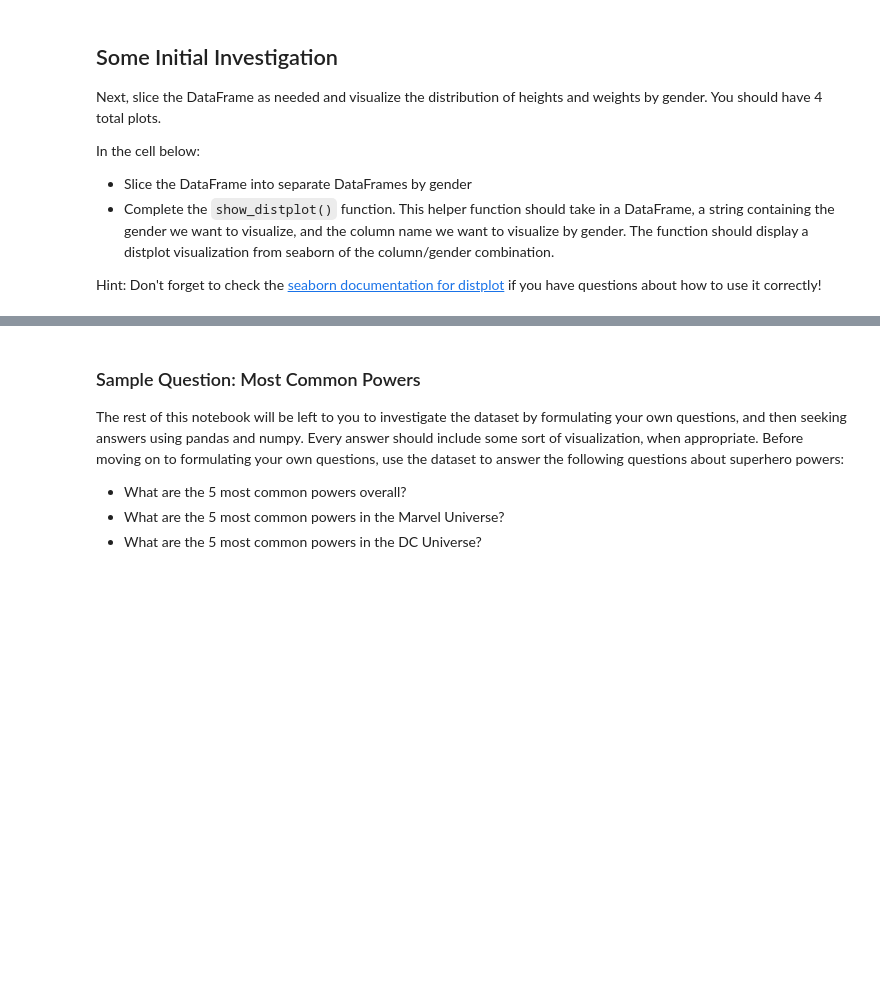
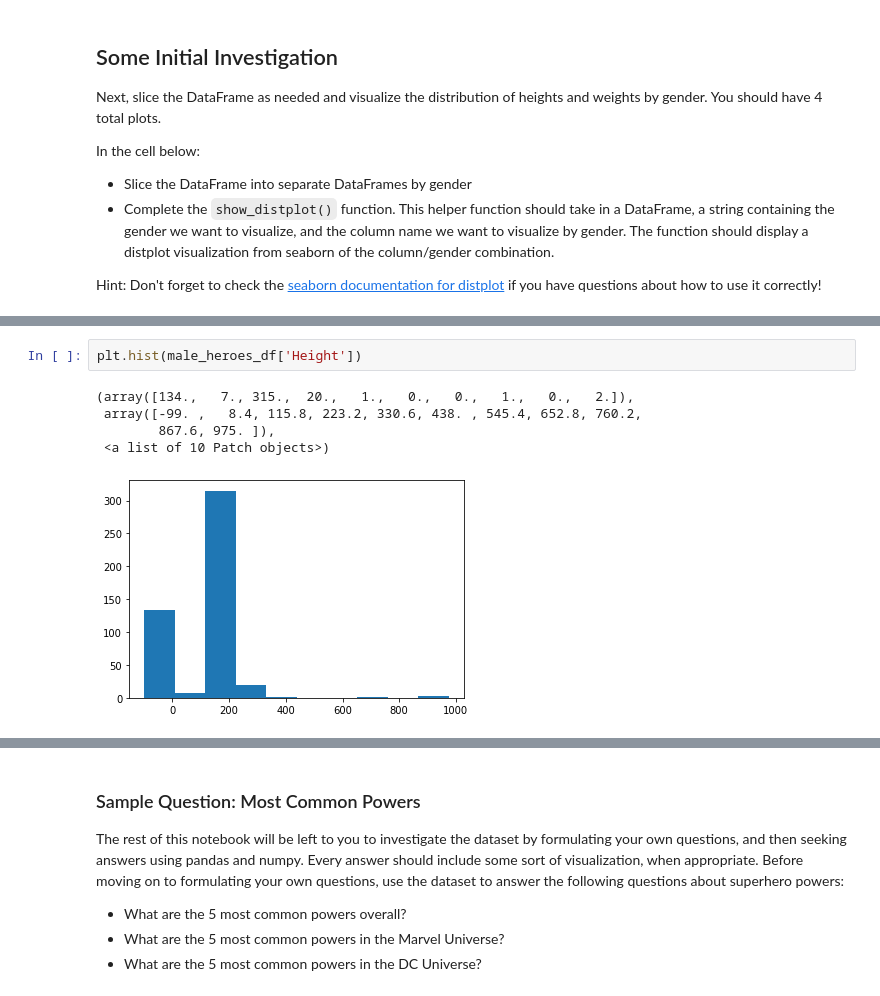
Before and after one commit to lauren-esser/Data-Cleaning-Project, a Jupyter notebook: index.ipynb, the cells around one changed output, grey strips where cells are left out. Cells and saved outputs as stored; diff of their text form; blank space fills up the shorter version.

```diff
--- a/index.ipynb
+++ b/index.ipynb
@@ -502,0 +525,8 @@ def show_distplot(dataframe, gender, column_name):
+# %%
+plt.hist(male_heroes_df['Height'])
+# %% [output]
+(array([134.,   7., 315.,  20.,   1.,   0.,   0.,   1.,   0.,   2.]),
+ array([-99. ,   8.4, 115.8, 223.2, 330.6, 438. , 545.4, 652.8, 760.2,
+        867.6, 975. ]),
+ <a list of 10 Patch objects>)
+[figure, added]
```
Also changed, not shown: parts of 37 cells of this notebook.
